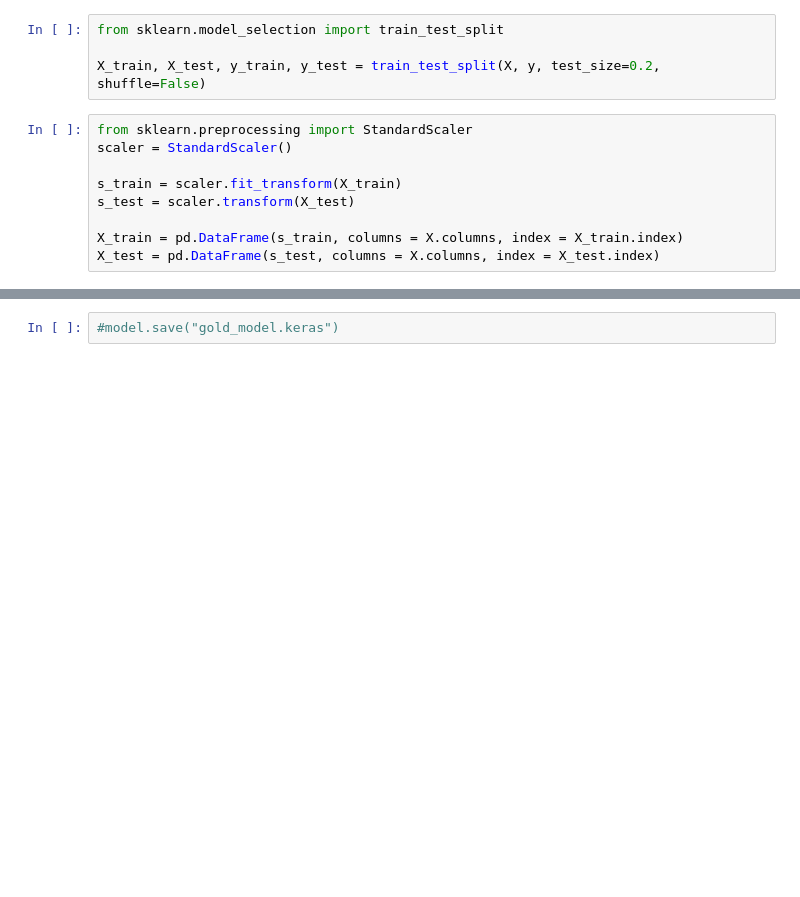
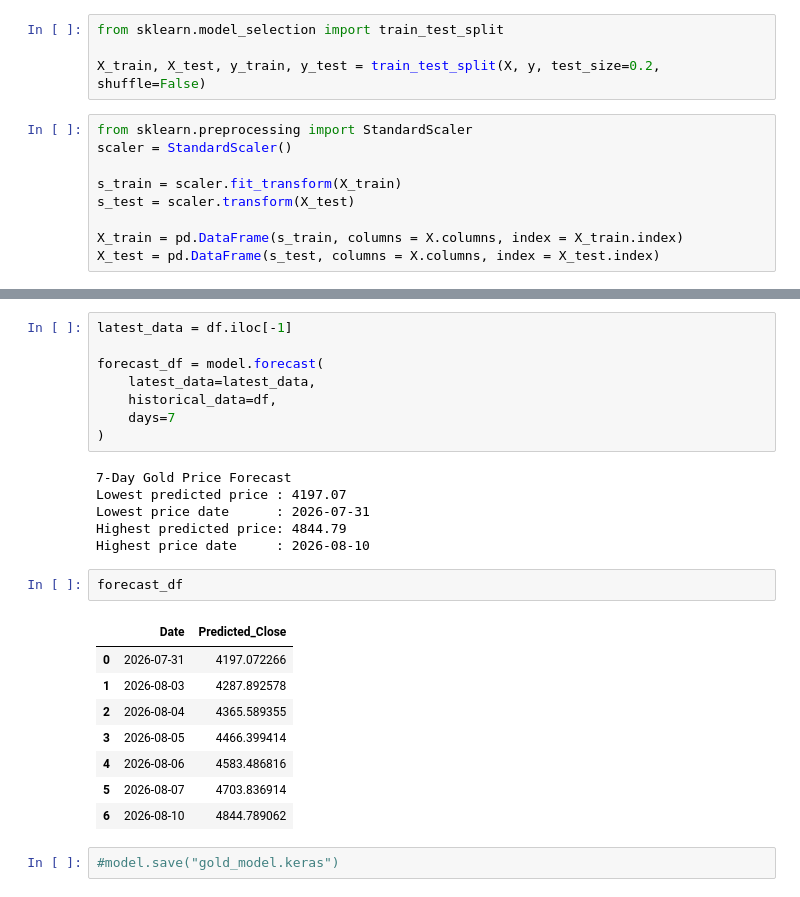
Before and after one commit to Haya-Alwizrah/GOLD-PRICES-ANALYSIS, a Jupyter notebook: haya/haya.ipynb, the cells around one changed output, grey strips where cells are left out. Saved outputs shown, nothing was run; the diff lists cells and outputs as text; blank space fills up the shorter version.

```diff
--- a/haya/haya.ipynb
+++ b/haya/haya.ipynb
@@ -87,2 +95,27 @@ R²   : 0.991793015106662
+# %%
+latest_data = df.iloc[-1]
+
+forecast_df = model.forecast(
+    latest_data=latest_data,
+    historical_data=df,
+    days=7
+)
+# %% [output]
+7-Day Gold Price Forecast
+Lowest predicted price : 4197.07
+Lowest price date      : 2026-07-31
+Highest predicted price: 4844.79
+Highest price date     : 2026-08-10
+# %%
+forecast_df
+# %% [output]
+|  | Date | Predicted_Close |
+| 0 | 2026-07-31 | 4197.072266 |
+| 1 | 2026-08-03 | 4287.892578 |
+| 2 | 2026-08-04 | 4365.589355 |
+| 3 | 2026-08-05 | 4466.399414 |
+| 4 | 2026-08-06 | 4583.486816 |
+| 5 | 2026-08-07 | 4703.836914 |
+| 6 | 2026-08-10 | 4844.789062 |
 # %%
 #model.save("gold_model.keras")
```
Also changed, not shown: parts of 3 cells of this notebook, 1 other file.
